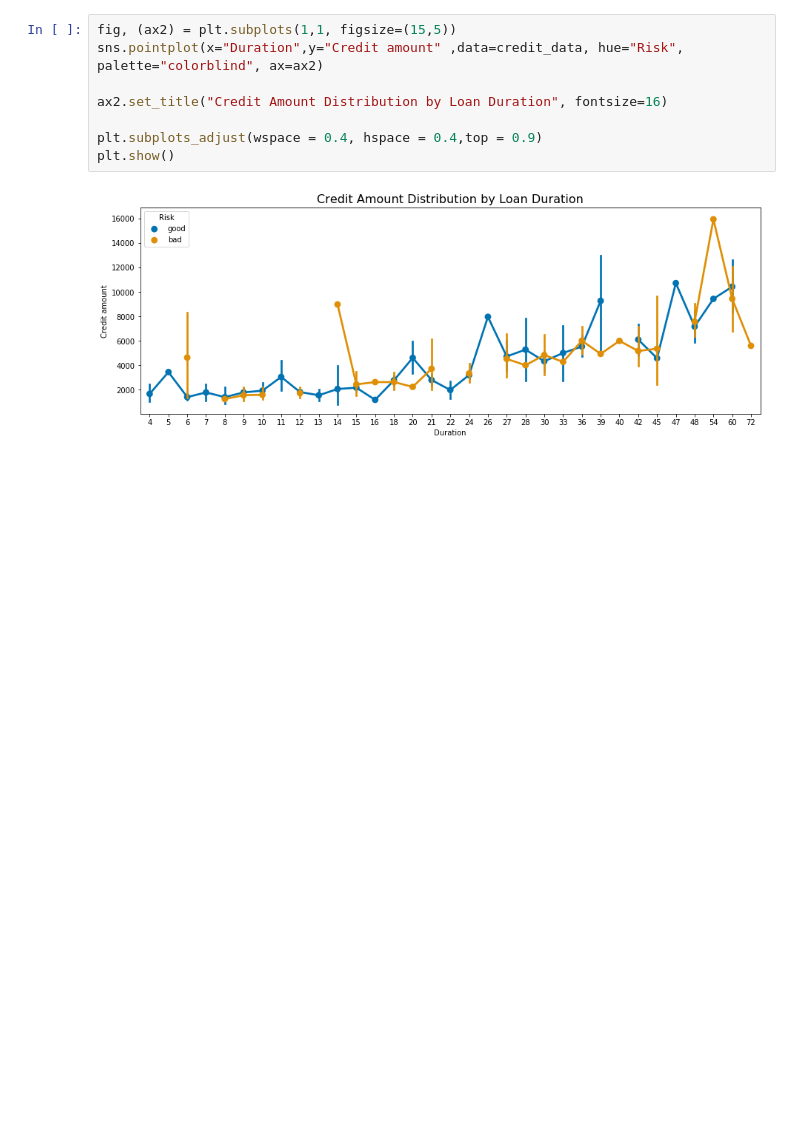
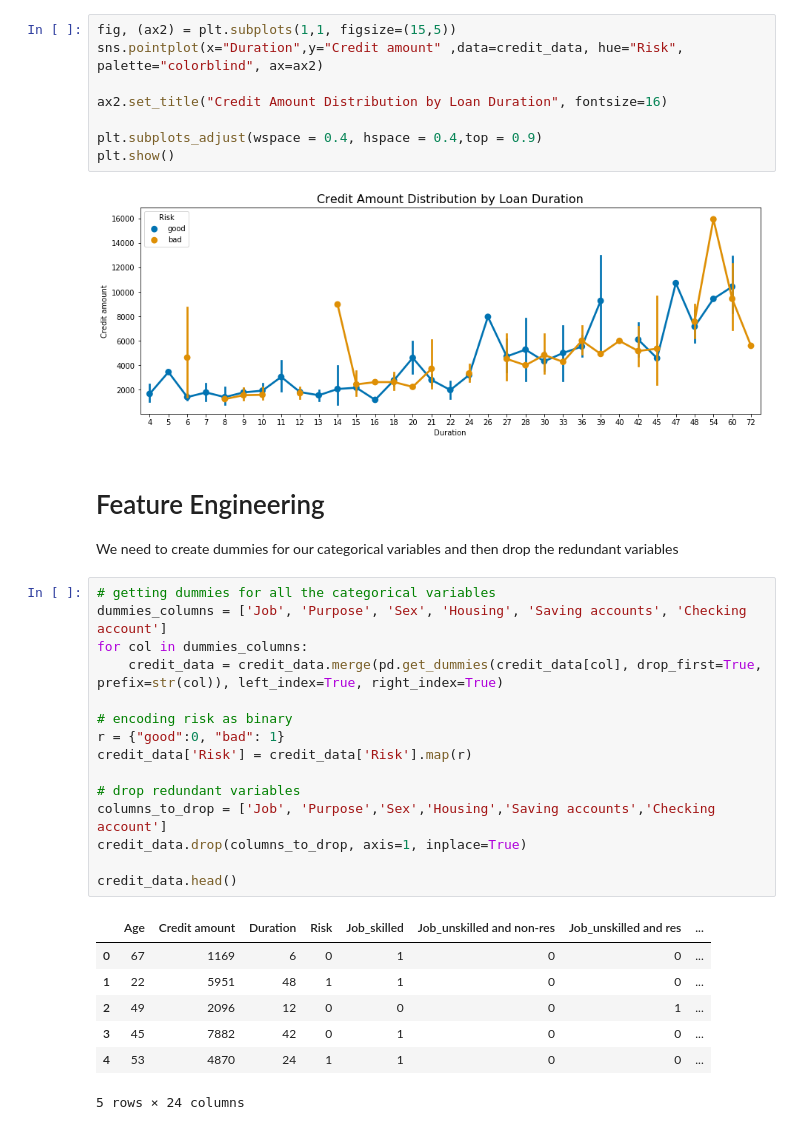
Before and after one commit to rajdmahajan/Credit-risk-modelling, a Jupyter notebook: Credit risk data.ipynb, the cells around one changed output. Saved outputs shown, nothing was run; the diff lists cells and outputs as text; blank space fills up the shorter version.

Commit message:
Feature Engineering,preprocessing of models

```diff
--- a/Credit risk data.ipynb
+++ b/Credit risk data.ipynb
@@ -197,3 +199,30 @@ plt.subplots_adjust(wspace = 0.4, hspace = 0.4,top = 0.9)
 plt.show()
 # %% [output]
 [figure]
+# %% [markdown]
+# Feature Engineering
+
+We need to create dummies for our categorical variables and then drop the redundant variables
+# %%
+# getting dummies for all the categorical variables
+dummies_columns = ['Job', 'Purpose', 'Sex', 'Housing', 'Saving accounts', 'Checking account']
+for col in dummies_columns:
+    credit_data = credit_data.merge(pd.get_dummies(credit_data[col], drop_first=True, prefix=str(col)), left_index=True, right_index=True)
+
+# encoding risk as binary
+r = {"good":0, "bad": 1}
+credit_data['Risk'] = credit_data['Risk'].map(r)
+
+# drop redundant variables
+columns_to_drop = ['Job', 'Purpose','Sex','Housing','Saving accounts','Checking account']
+credit_data.drop(columns_to_drop, axis=1, inplace=True)
+
+credit_data.head()
+# %% [output]
+|  | Age | Credit amount | Duration | Risk | Job_skilled | Job_unskilled and non-res | Job_unskilled and res | ... |
+| 0 | 67 | 1169 | 6 | 0 | 1 | 0 | 0 | ... |
+| 1 | 22 | 5951 | 48 | 1 | 1 | 0 | 0 | ... |
+| 2 | 49 | 2096 | 12 | 0 | 0 | 0 | 1 | ... |
+| 3 | 45 | 7882 | 42 | 0 | 1 | 0 | 0 | ... |
+| 4 | 53 | 4870 | 24 | 1 | 1 | 0 | 0 | ... |
+5 rows × 24 columns
```
Also changed, not shown: parts of 12 cells of this notebook.
